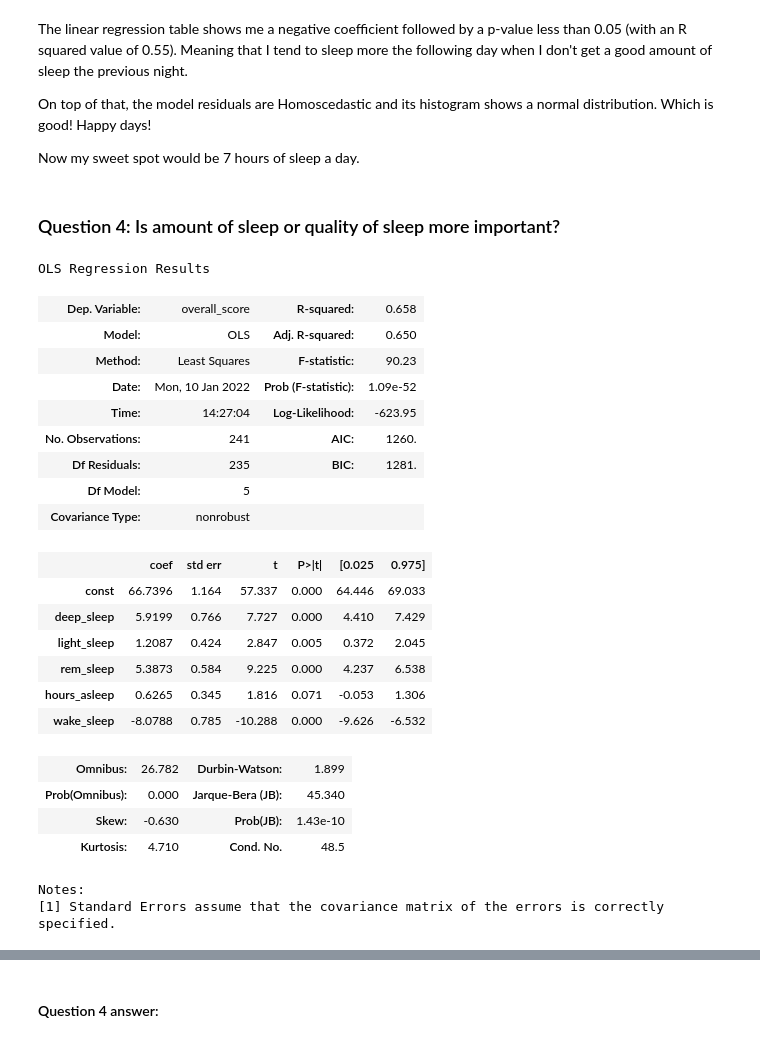
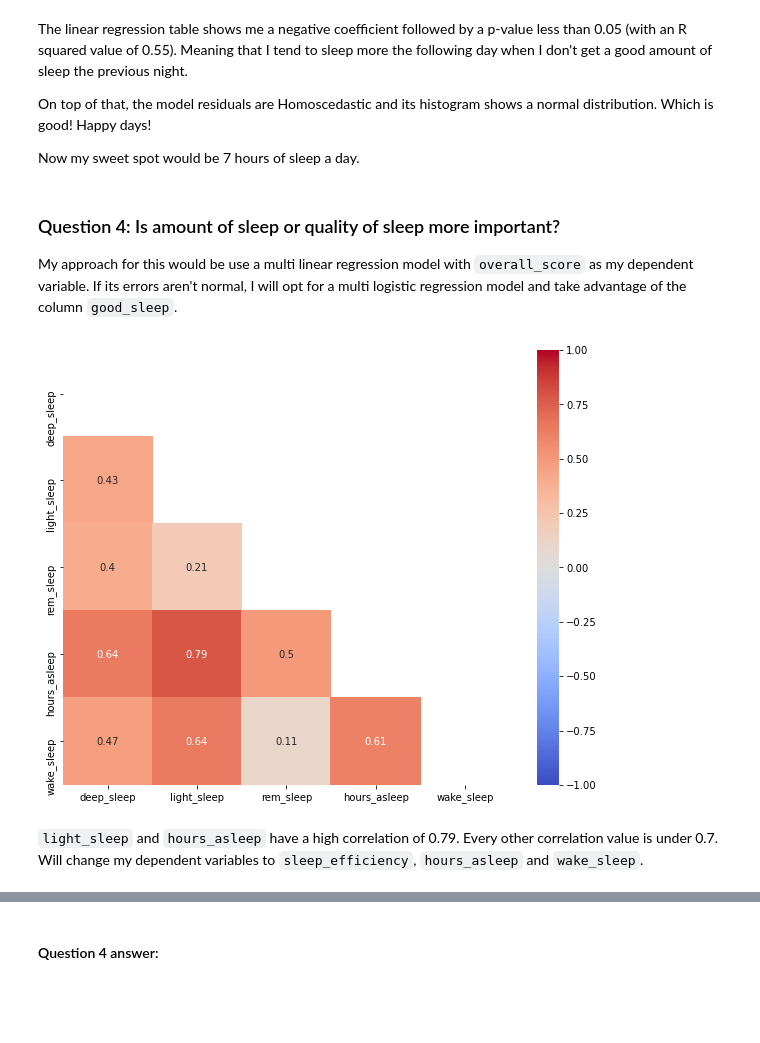
Before and after one commit to gsagararatne/DataSciencePortfolio, a Jupyter notebook: FitbitSleepAnalysis/FitbitSleepAnalysis.ipynb, the cells around one changed output, grey strips where cells are left out. Drawn from its saved outputs; the diff is of its cells as text; code cells hidden in the pictures; blank space fills up the shorter version.

```diff
--- a/FitbitSleepAnalysis/FitbitSleepAnalysis.ipynb
+++ b/FitbitSleepAnalysis/FitbitSleepAnalysis.ipynb
@@ -1199,40 +1218,4 @@ On top of that, the model residuals are Homoscedastic and its histogram shows a
 Now my sweet spot would be 7 hours of sleep a day.
 # %% [markdown]
 ### Question 4: Is amount of sleep or quality of sleep more important?
+My approach for this would be use a multi linear regression model with `overall_score` as my dependent variable. If its errors aren't normal, I will opt for a multi logistic regression model and take advantage of the column `good_sleep`.
-# %%
-y = fitbitdf["overall_score"]
-
-X = fitbitdf[["deep_sleep", "light_sleep", "rem_sleep", "hours_asleep", "wake_sleep"]]
-
-X_withconstant = sm.add_constant(X)
-
-# 1. Instantiate model
-sleep_linear = sm.OLS(y,X_withconstant)
-
-# 2. Fit model
-sleep_linear_results = sleep_linear.fit()
-sleep_linear_results.summary()
-# %% [output]
-OLS Regression Results
-| Dep. Variable: | overall_score | R-squared: | 0.658 |
-| Model: | OLS | Adj. R-squared: | 0.650 |
-| Method: | Least Squares | F-statistic: | 90.23 |
-| Date: | Mon, 10 Jan 2022 | Prob (F-statistic): | 1.09e-52 |
-| Time: | 14:27:04 | Log-Likelihood: | -623.95 |
-| No. Observations: | 241 | AIC: | 1260. |
-| Df Residuals: | 235 | BIC: | 1281. |
-| Df Model: | 5 |  |  |
-| Covariance Type: | nonrobust |  |  |
-|  | coef | std err | t | P>|t| | [0.025 | 0.975] |
-| const | 66.7396 | 1.164 | 57.337 | 0.000 | 64.446 | 69.033 |
-| deep_sleep | 5.9199 | 0.766 | 7.727 | 0.000 | 4.410 | 7.429 |
-| light_sleep | 1.2087 | 0.424 | 2.847 | 0.005 | 0.372 | 2.045 |
-| rem_sleep | 5.3873 | 0.584 | 9.225 | 0.000 | 4.237 | 6.538 |
-| hours_asleep | 0.6265 | 0.345 | 1.816 | 0.071 | -0.053 | 1.306 |
-| wake_sleep | -8.0788 | 0.785 | -10.288 | 0.000 | -9.626 | -6.532 |
-| Omnibus: | 26.782 | Durbin-Watson: | 1.899 |
-| Prob(Omnibus): | 0.000 | Jarque-Bera (JB): | 45.340 |
-| Skew: | -0.630 | Prob(JB): | 1.43e-10 |
-| Kurtosis: | 4.710 | Cond. No. | 48.5 |
-Notes:
-[1] Standard Errors assume that the covariance matrix of the errors is correctly specified.
@@ -1238,0 +1226,12 @@ Notes:
+# %%
+# correlation matrix
+corr_mat = X.corr()
+
+# plotting corr
+plt.figure(figsize=(10,8))
+# creating mask of duplicated combinations
+mask = np.triu(np.ones_like(corr_mat, dtype=bool))
+sns.heatmap(corr_mat, cmap='coolwarm', annot=True, center=0, vmin=-1, vmax=1, mask=mask)
+plt.show()
+# %% [output]
+[figure, added]
@@ -1238,0 +1240,2 @@ Notes:
+# %% [markdown]
+`light_sleep` and `hours_asleep` have a high correlation of 0.79. Every other correlation value is under 0.7. Will change my dependent variables to `sleep_efficiency`, `hours_asleep` and `wake_sleep`.
```
Also changed, not shown: parts of 16 cells of this notebook.
